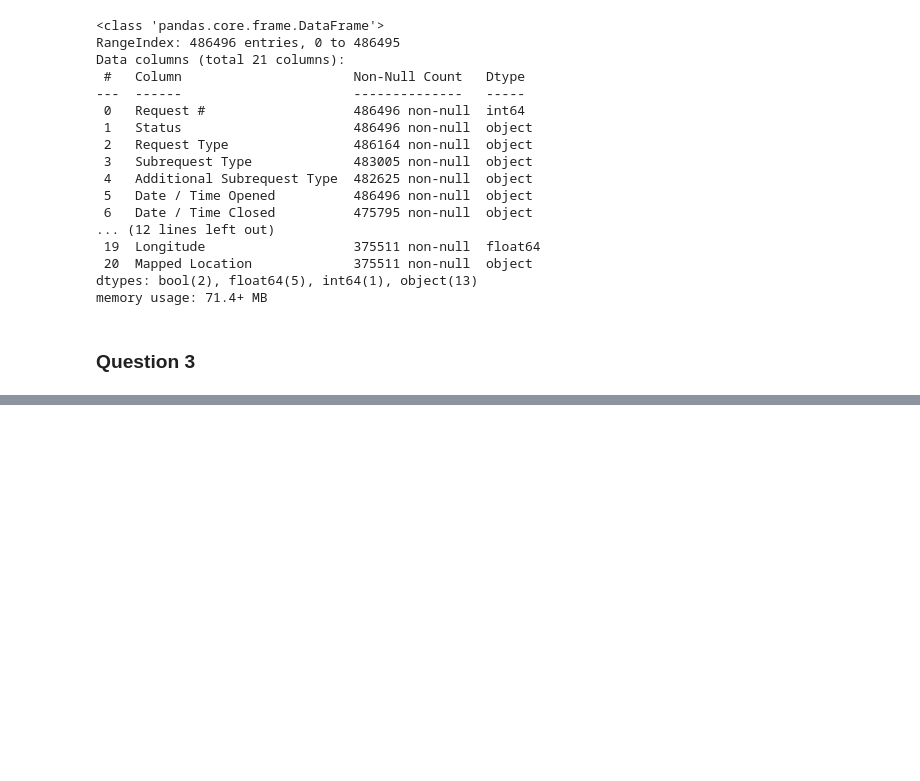
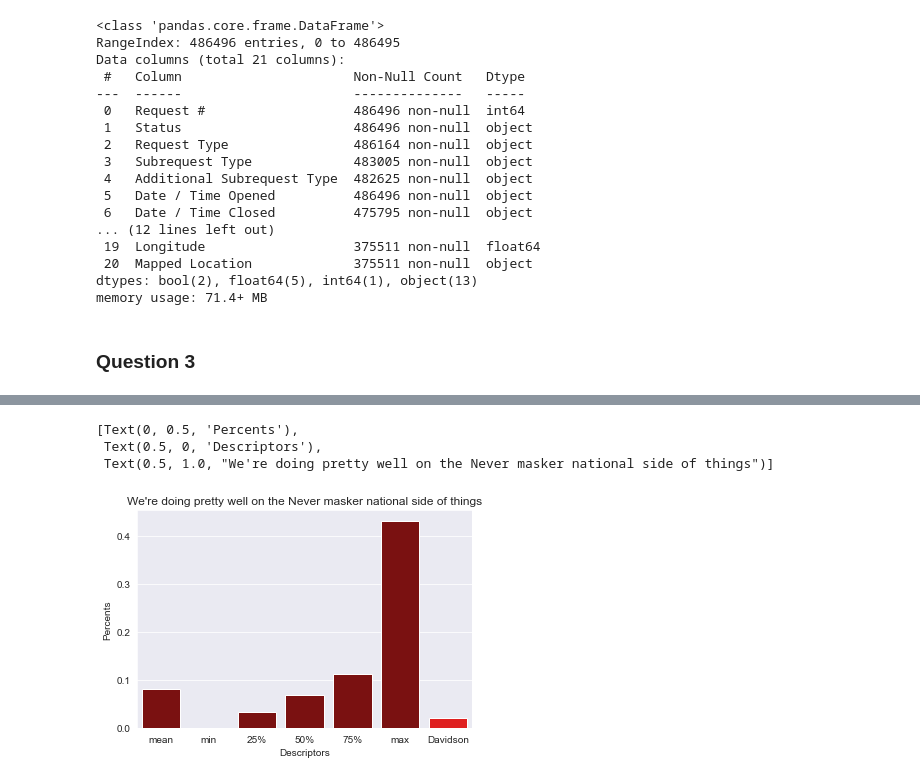
Before and after one commit to NSS-Data-Analytics-Cohort-3/nashville-covid-typhoid_turtles, a Jupyter notebook: Notebooks/Covid_Analysis.ipynb, the cells around one changed output, grey strips where cells are left out. Cells and saved outputs as stored; diff of their text form; code cells hidden in the pictures; blank space fills up the shorter version.

```diff
--- a/Notebooks/Covid_Analysis.ipynb
+++ b/Notebooks/Covid_Analysis.ipynb
@@ -71,0 +139,10 @@ memory usage: 71.4+ MB
+# %%
+county_never = desc_county['never'].tolist()
+# %%
+cnx = sb.barplot(x, county_never, palette=['DarkRed', 'DarkRed', 'DarkRed', 'DarkRed', 'DarkRed', 'DarkRed', 'Red'])
+cnx.set(xlabel = 'Descriptors', ylabel = 'Percents', title = "We're doing pretty well on the Never masker national side of things")
+# %% [output]
+[Text(0, 0.5, 'Percents'),
+ Text(0.5, 0, 'Descriptors'),
+ Text(0.5, 1.0, "We're doing pretty well on the Never masker national side of things")]
+[figure, added]
```
Also changed, not shown: parts of 16 cells of this notebook.
